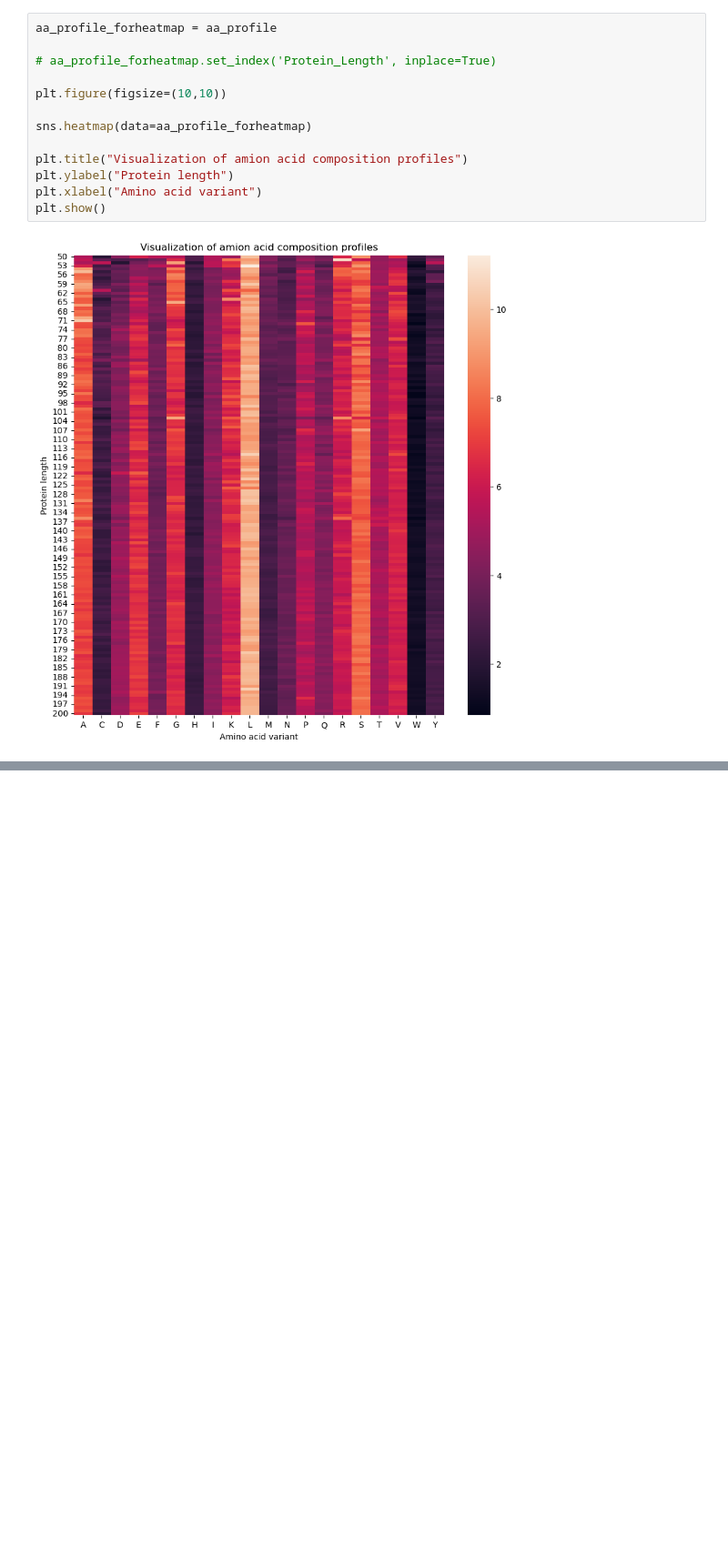
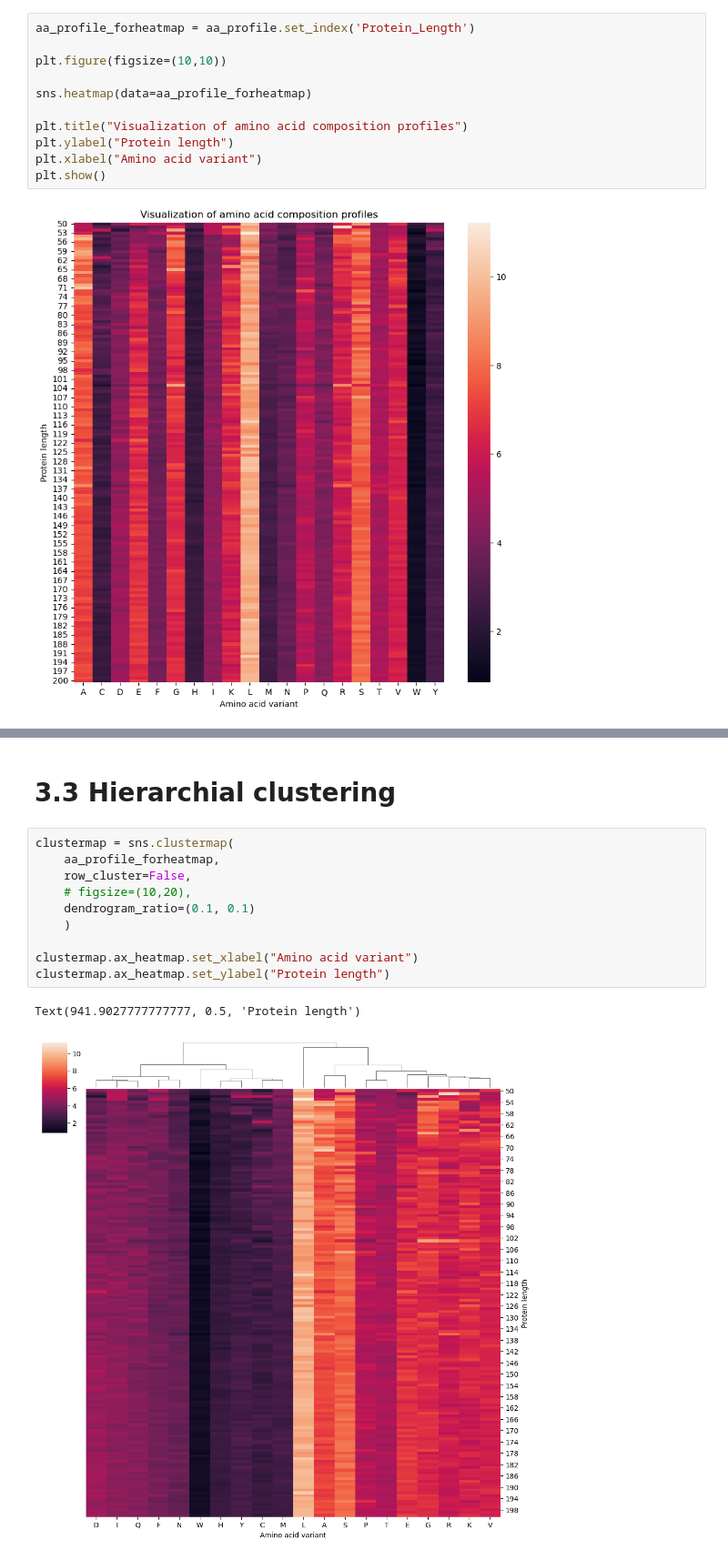
Before and after one commit to daffaaprilio/ProgrammingExercises, a Jupyter notebook: proteomics-exercises/code-3.ipynb, the cells around one changed output, grey strips where cells are left out. Shown: that part at 91% size. Cells and saved outputs as stored; diff of their text form; blank space fills up the shorter version.

```diff
--- a/proteomics-exercises/code-3.ipynb
+++ b/proteomics-exercises/code-3.ipynb
@@ -118,15 +118,13 @@ plt.show()
 # %% [markdown]
 # 3.2 Heat maps
 # %%
-aa_profile_forheatmap = aa_profile
-
-# aa_profile_forheatmap.set_index('Protein_Length', inplace=True)
+aa_profile_forheatmap = aa_profile.set_index('Protein_Length')
 
 plt.figure(figsize=(10,10))
 
 sns.heatmap(data=aa_profile_forheatmap)
 
-plt.title("Visualization of amion acid composition profiles")
+plt.title("Visualization of amino acid composition profiles")
 plt.ylabel("Protein length")
 plt.xlabel("Amino acid variant")
 plt.show()
@@ -134,0 +143,15 @@ plt.show()
+# %% [markdown]
+# 3.3 Hierarchial clustering
+# %%
+clustermap = sns.clustermap(
+    aa_profile_forheatmap,
+    row_cluster=False,
+    # figsize=(10,20),
+    dendrogram_ratio=(0.1, 0.1)
+    )
+
+clustermap.ax_heatmap.set_xlabel("Amino acid variant")
+clustermap.ax_heatmap.set_ylabel("Protein length")
+# %% [output]
+Text(941.9027777777777, 0.5, 'Protein length')
+[figure, added]
```
Also changed, not shown: parts of 8 cells of this notebook, 3 other files.
